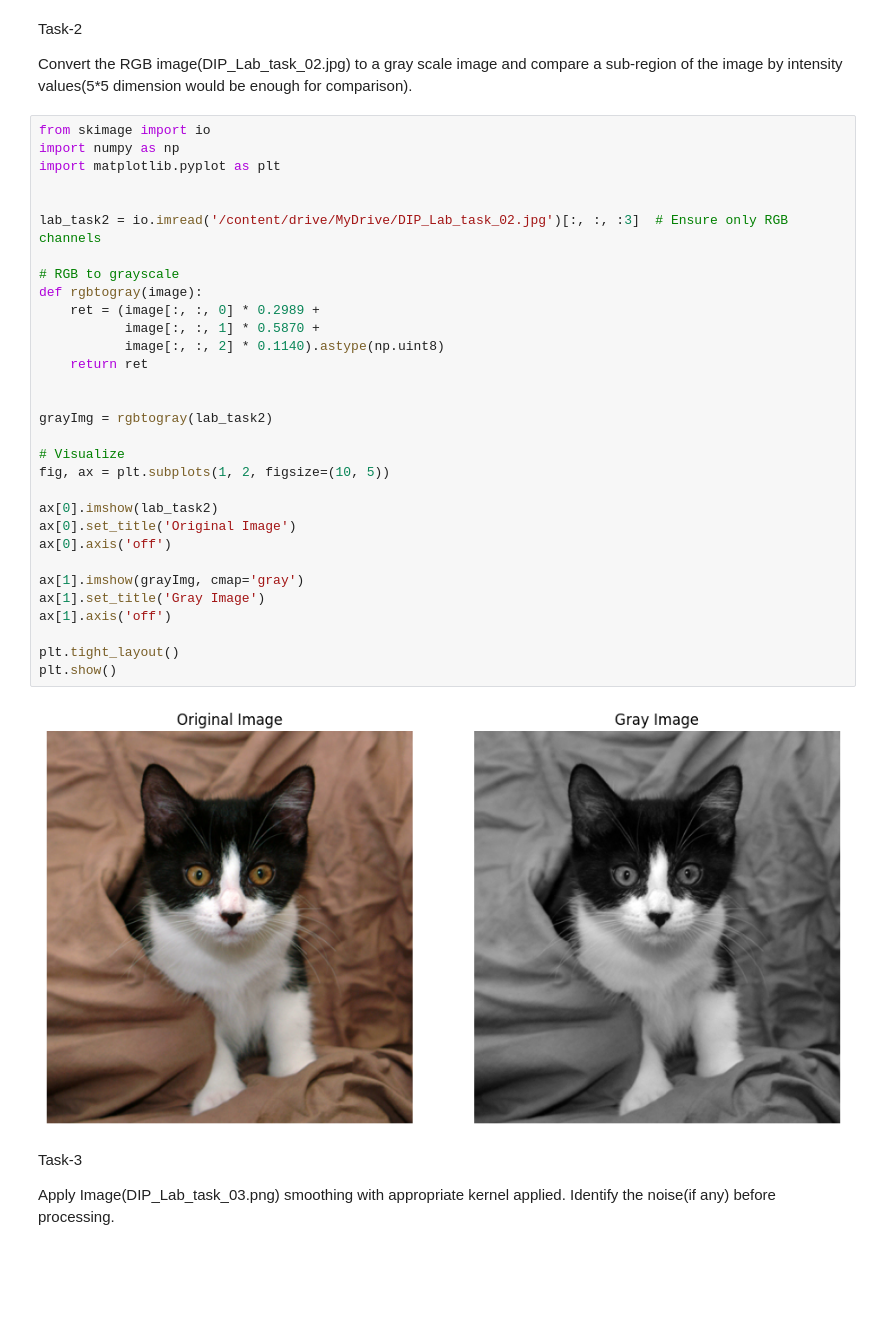
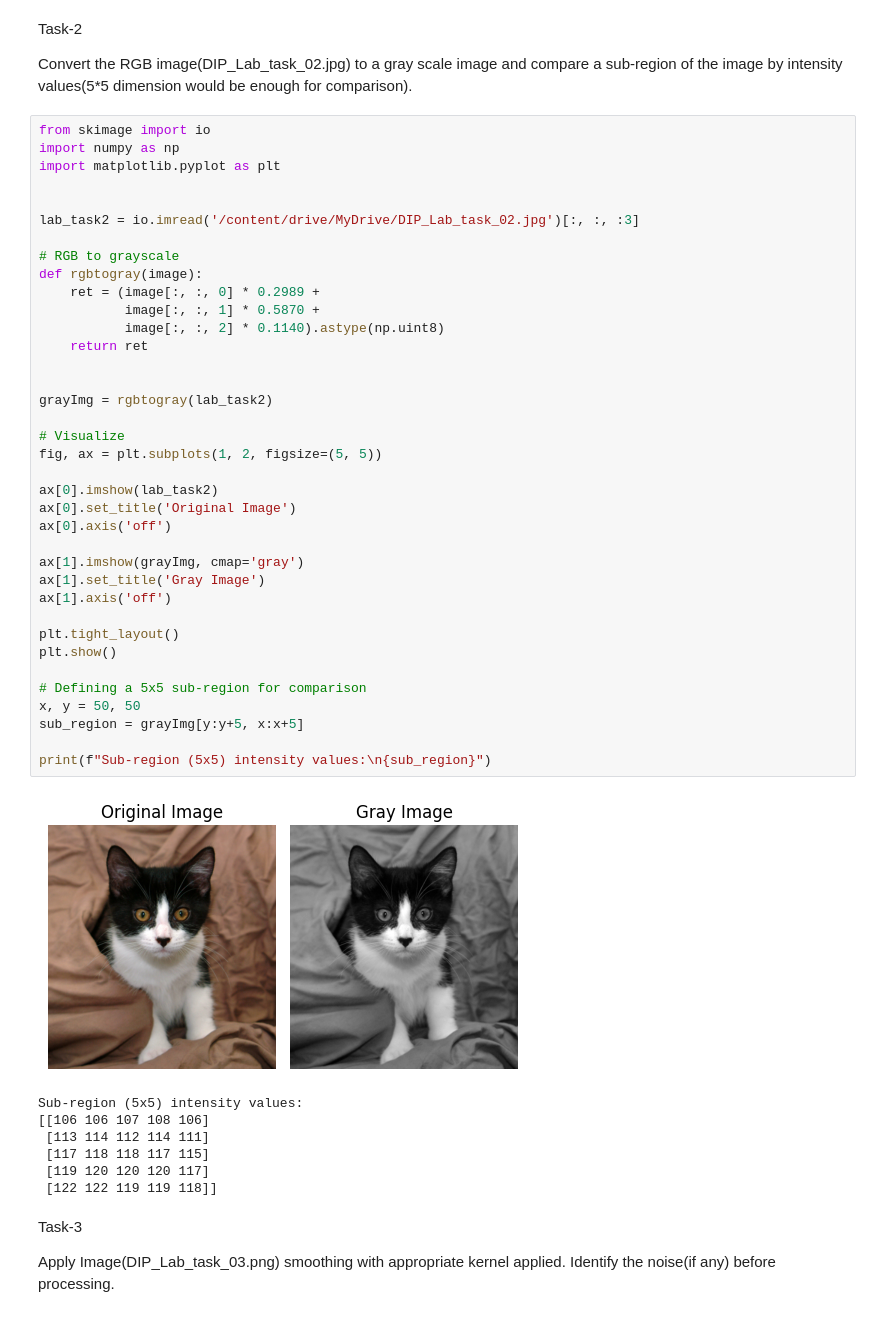
Before and after one commit to TaniaHafsa/DIP_lab_final_task, a Jupyter notebook: DIP_lab_task.ipynb, the cells around one changed output. Drawn from its saved outputs; the diff is of its cells as text; blank space fills up the shorter version.

Commit message:
Completed all tasks

```diff
--- a/DIP_lab_task.ipynb
+++ b/DIP_lab_task.ipynb
@@ -56,36 +56,48 @@ Convert the RGB image(DIP_Lab_task_02.jpg) to a gray scale image and compare a s
 # %%
 from skimage import io
 import numpy as np
 import matplotlib.pyplot as plt
 
 
-lab_task2 = io.imread('/content/drive/MyDrive/DIP_Lab_task_02.jpg')[:, :, :3]  # Ensure only RGB channels
+lab_task2 = io.imread('/content/drive/MyDrive/DIP_Lab_task_02.jpg')[:, :, :3]
 
 # RGB to grayscale
 def rgbtogray(image):
     ret = (image[:, :, 0] * 0.2989 +
            image[:, :, 1] * 0.5870 +
            image[:, :, 2] * 0.1140).astype(np.uint8)
     return ret
 
 
 grayImg = rgbtogray(lab_task2)
 
 # Visualize
-fig, ax = plt.subplots(1, 2, figsize=(10, 5))
+fig, ax = plt.subplots(1, 2, figsize=(5, 5))
 
 ax[0].imshow(lab_task2)
 ax[0].set_title('Original Image')
 ax[0].axis('off')
 
 ax[1].imshow(grayImg, cmap='gray')
 ax[1].set_title('Gray Image')
 ax[1].axis('off')
 
 plt.tight_layout()
 plt.show()
+
+# Defining a 5x5 sub-region for comparison
+x, y = 50, 50
+sub_region = grayImg[y:y+5, x:x+5]
+
+print(f"Sub-region (5x5) intensity values:\n{sub_region}")
 # %% [output]
-[figure, old version]
+[figure, new version]
+Sub-region (5x5) intensity values:
+[[106 106 107 108 106]
+ [113 114 112 114 111]
+ [117 118 118 117 115]
+ [119 120 120 120 117]
+ [122 122 119 119 118]]
 # %% [markdown]
 Task-3
 
```
Also changed, not shown: parts of 2 cells of this notebook.
